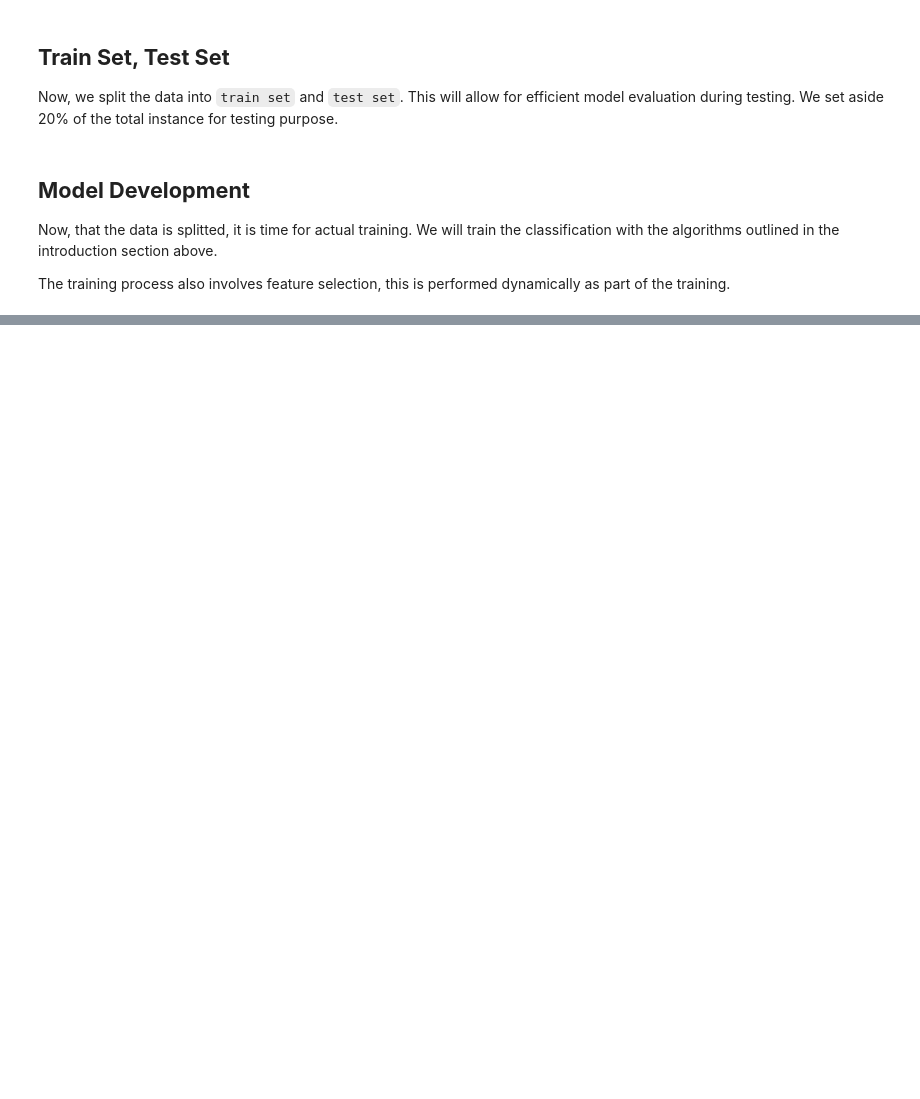
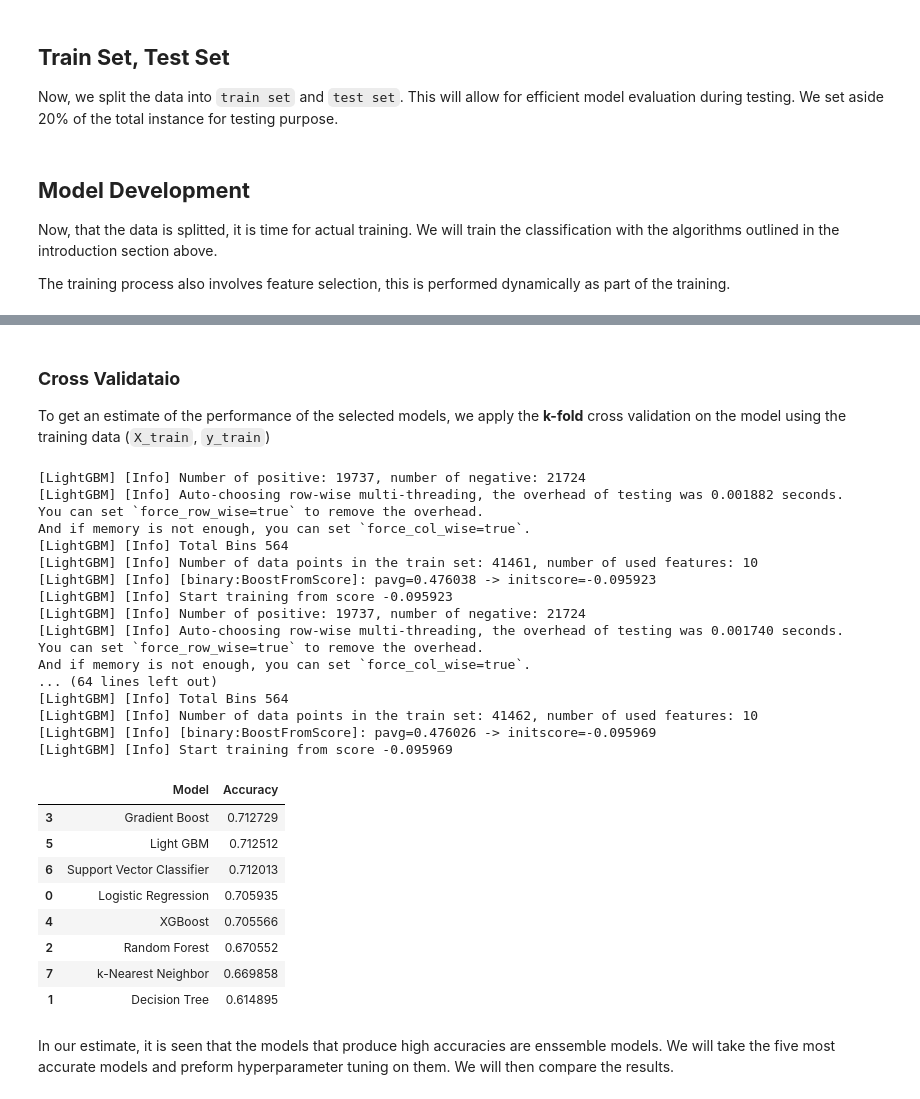
Before and after one commit to mobadara/cardiovascular-disease-risk-prediction, a Jupyter notebook: notebooks/model-training.ipynb, the cells around one changed output, grey strips where cells are left out. Saved outputs shown, nothing was run; the diff lists cells and outputs as text; code cells hidden in the pictures; blank space fills up the shorter version.

```diff
--- a/notebooks/model-training.ipynb
+++ b/notebooks/model-training.ipynb
@@ -135,7 +136,7 @@ We are not applying log transformation since most of the numerical features are
 
 The following code cell defines the preprocessing step.
 # %%
-numerical_features = df.select_dtypes(include=['int64', 'float64']).columns
+numerical_features = df.select_dtypes(include=['int64', 'float64']).columns.drop('cardio')
 categorical_features = df.select_dtypes(include=['category']).columns
 num_pipeline = Pipeline(steps=[
     ('impute', SimpleImputer(strategy='median')),
@@ -191,0 +224,57 @@ The training process involves the following steps
+# %% [markdown]
+### **Cross Validataio**
+To get an estimate of the performance of the selected models, we apply the **k-fold** cross validation on the model using the training data (`X_train`, `y_train`)
+# %%
+mean_scores = []
+
+models = [
+    ['Logistic Regression', LogisticRegression()],
+    ['Decision Tree', DecisionTreeClassifier()],
+    ['Random Forest', RandomForestClassifier()],
+    ['Gradient Boost', GradientBoostingClassifier()],
+    ['XGBoost', XGBClassifier()],
+    ['Light GBM', LGBMClassifier()],
+    ['Support Vector Classifier', SVC()],
+    ['k-Nearest Neighbor', KNeighborsClassifier()]
+]
+
+kfold = StratifiedKFold(n_splits=10, shuffle=True, random_state=42)
+for model in tqdm.tqdm(models, desc='Performing cross validation'):
+    pipeline = Pipeline(steps=[
+        ('selector', selector),
+        ('model', model[1])
+    ])
+    scores = cross_val_score(pipeline, X_train, y_train, cv=kfold, scoring='accuracy')
+    mean_scores.append(scores.mean())
+model_names = [model[0] for model in models]
+mean_cv_results = pd.DataFrame({'Model': model_names, 'Accuracy': mean_scores}).sort_values(by='Accuracy', ascending=False)
+mean_cv_results
+# %% [output]
+[LightGBM] [Info] Number of positive: 19737, number of negative: 21724
+[LightGBM] [Info] Auto-choosing row-wise multi-threading, the overhead of testing was 0.001882 seconds.
+You can set `force_row_wise=true` to remove the overhead.
+And if memory is not enough, you can set `force_col_wise=true`.
+[LightGBM] [Info] Total Bins 564
+[LightGBM] [Info] Number of data points in the train set: 41461, number of used features: 10
+[LightGBM] [Info] [binary:BoostFromScore]: pavg=0.476038 -> initscore=-0.095923
+[LightGBM] [Info] Start training from score -0.095923
+[LightGBM] [Info] Number of positive: 19737, number of negative: 21724
+[LightGBM] [Info] Auto-choosing row-wise multi-threading, the overhead of testing was 0.001740 seconds.
+You can set `force_row_wise=true` to remove the overhead.
+And if memory is not enough, you can set `force_col_wise=true`.
+... (64 lines left out)
+[LightGBM] [Info] Total Bins 564
+[LightGBM] [Info] Number of data points in the train set: 41462, number of used features: 10
+[LightGBM] [Info] [binary:BoostFromScore]: pavg=0.476026 -> initscore=-0.095969
+[LightGBM] [Info] Start training from score -0.095969
+|  | Model | Accuracy |
+| 3 | Gradient Boost | 0.712729 |
+| 5 | Light GBM | 0.712512 |
+| 6 | Support Vector Classifier | 0.712013 |
+| 0 | Logistic Regression | 0.705935 |
+| 4 | XGBoost | 0.705566 |
+| 2 | Random Forest | 0.670552 |
+| 7 | k-Nearest Neighbor | 0.669858 |
+| 1 | Decision Tree | 0.614895 |
+# %% [markdown]
+In our estimate, it is seen that the models that produce high accuracies are enssemble models. We will take the five most accurate models and preform hyperparameter tuning on them. We will then compare the results.
```
Also changed, not shown: parts of 6 cells of this notebook.
